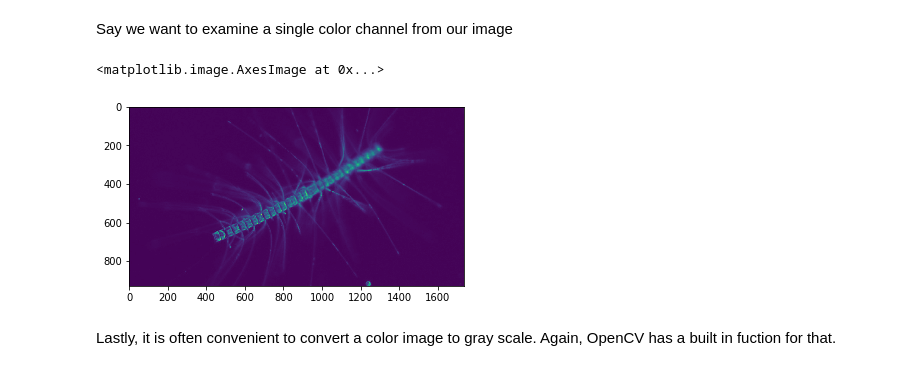
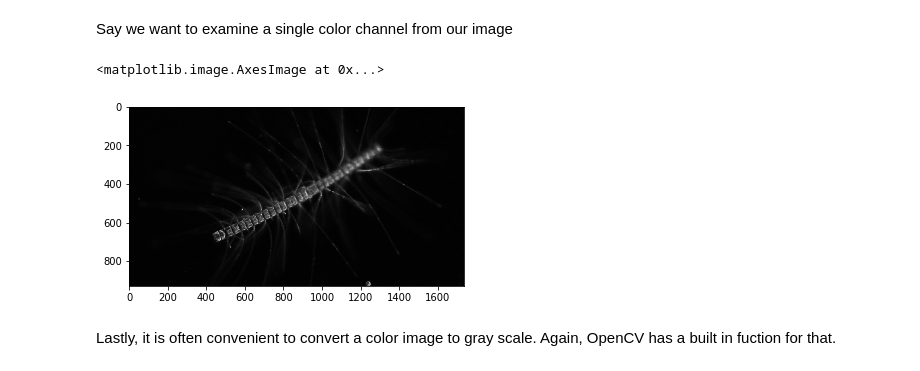
Before and after one commit to eor314/pogo_bioobs19_imaging, a Jupyter notebook: mod1_image_manipulation.ipynb, the cells around one changed output. Drawn from its saved outputs; the diff is of its cells as text; code cells hidden in the pictures.

```diff
--- a/mod1_image_manipulation.ipynb
+++ b/mod1_image_manipulation.ipynb
@@ -86,12 +89,12 @@ Say we want to examine a single color channel from our image
 # %%
 # copy the channel to a new array
 img_red = img[:, :, 2]
 
 # now see what it looks like
-plt.imshow(img_red)
+plt.imshow(img_red, cmap="gray")
 # %% [output]
 <matplotlib.image.AxesImage at 0x...>
-[figure, old version]
+[figure, new version]
 # %% [markdown]
 Lastly, it is often convenient to convert a color image to gray scale. Again, OpenCV has a built in fuction for that.
 # %%
```
Also changed, not shown: parts of 4 cells of this notebook, 3 other files.
